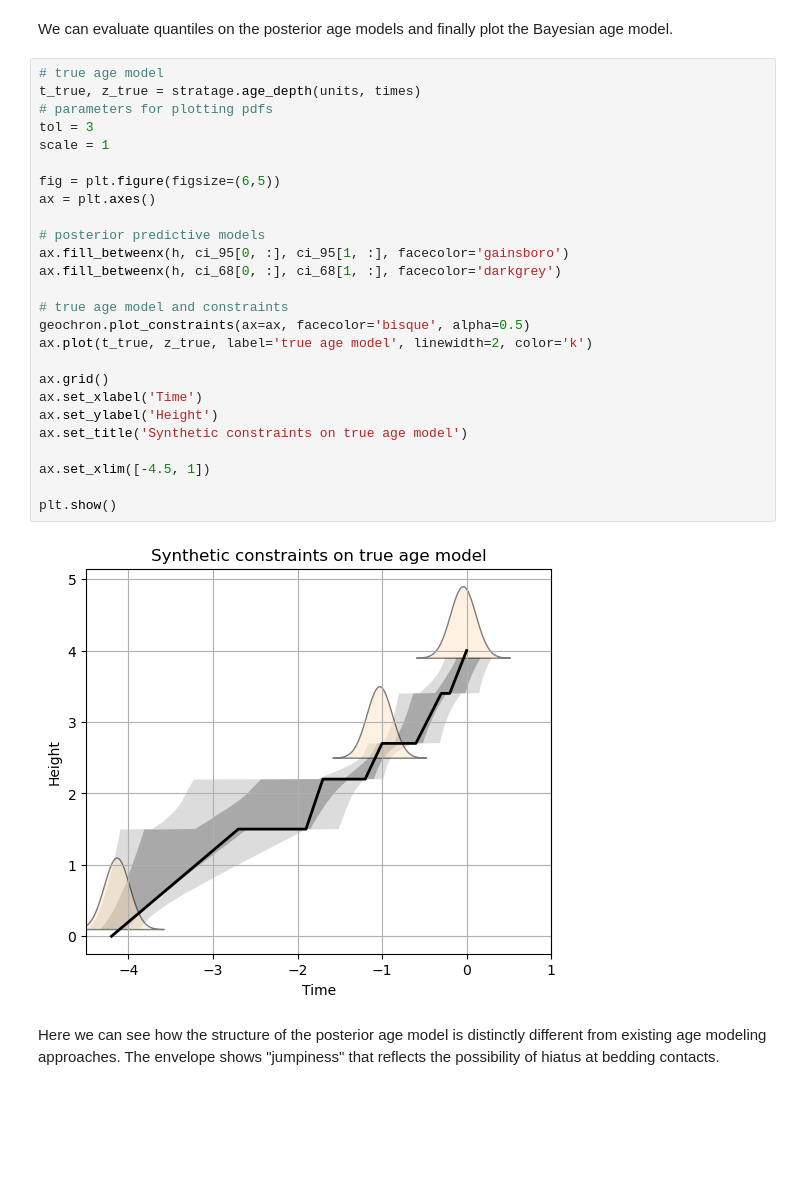
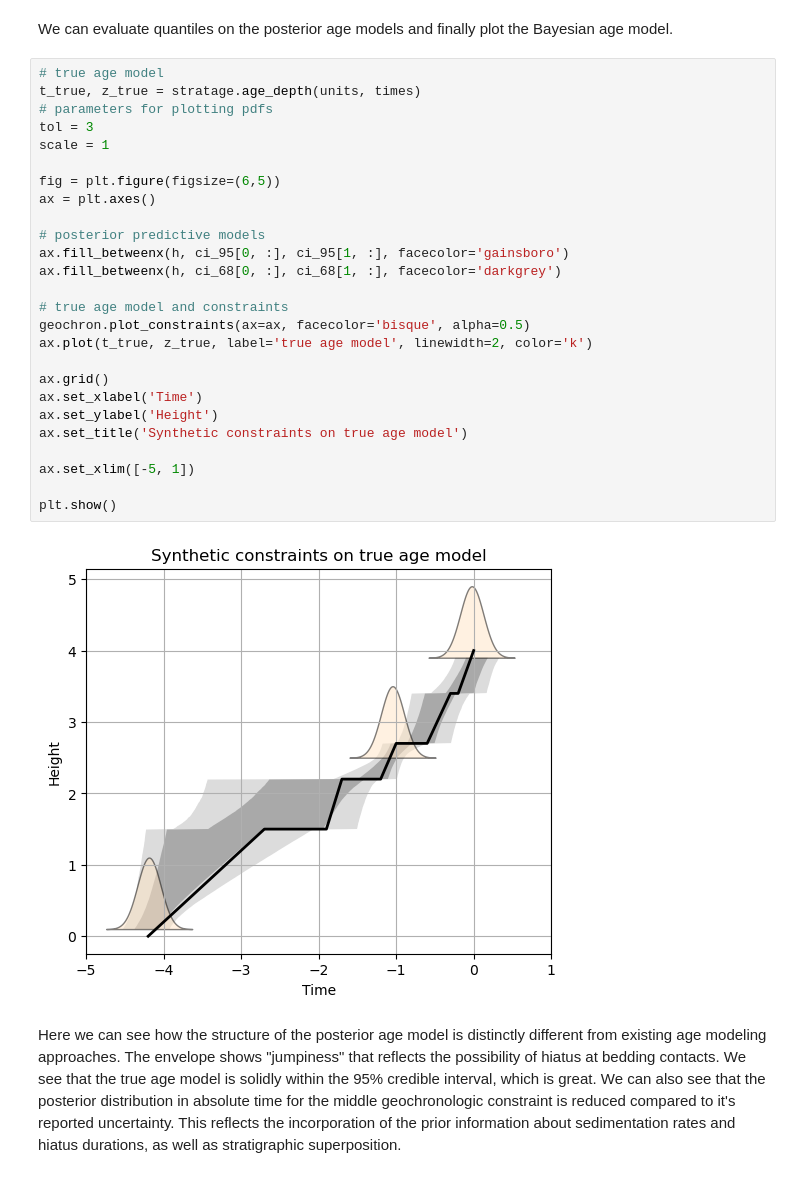
Before and after one commit to sarttiso/stratage, a Jupyter notebook: docs/toy-example.ipynb, the cells around one changed output. Drawn from its saved outputs; the diff is of its cells as text; blank space fills up the shorter version.

```diff
--- a/docs/toy-example.ipynb
+++ b/docs/toy-example.ipynb
@@ -403,30 +399,30 @@ We can evaluate quantiles on the posterior age models and finally plot the Bayes
 # %%
 # true age model
 t_true, z_true = stratage.age_depth(units, times)
 # parameters for plotting pdfs
 tol = 3
 scale = 1
 
 fig = plt.figure(figsize=(6,5))
 ax = plt.axes()
 
 # posterior predictive models
 ax.fill_betweenx(h, ci_95[0, :], ci_95[1, :], facecolor='gainsboro')
 ax.fill_betweenx(h, ci_68[0, :], ci_68[1, :], facecolor='darkgrey')
 
 # true age model and constraints
 geochron.plot_constraints(ax=ax, facecolor='bisque', alpha=0.5)
 ax.plot(t_true, z_true, label='true age model', linewidth=2, color='k')
 
 ax.grid()
 ax.set_xlabel('Time')
 ax.set_ylabel('Height')
 ax.set_title('Synthetic constraints on true age model')
 
-ax.set_xlim([-4.5, 1])
+ax.set_xlim([-5, 1])
 
 plt.show()
 # %% [output]
-[figure, old version]
+[figure, new version]
 # %% [markdown]
-Here we can see how the structure of the posterior age model is distinctly different from existing age modeling approaches. The envelope shows "jumpiness" that reflects the possibility of hiatus at bedding contacts.
+Here we can see how the structure of the posterior age model is distinctly different from existing age modeling approaches. The envelope shows "jumpiness" that reflects the possibility of hiatus at bedding contacts. We see that the true age model is solidly within the 95% credible interval, which is great. We can also see that the posterior distribution in absolute time for the middle geochronologic constraint is reduced compared to it's reported uncertainty. This reflects the incorporation of the prior information about sedimentation rates and hiatus durations, as well as stratigraphic superposition.
```
Also changed, not shown: parts of 18 cells of this notebook, 5 other files.
